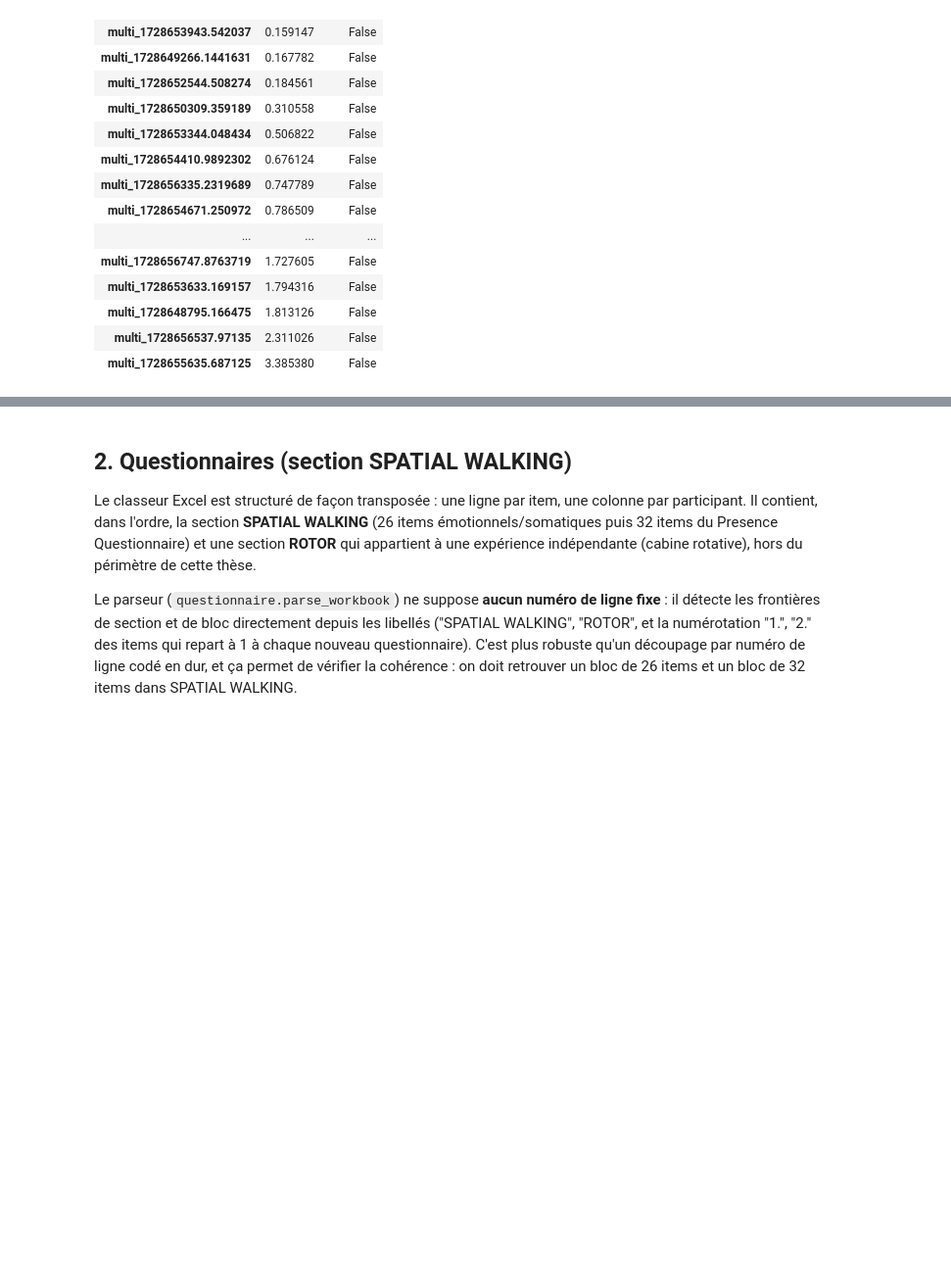
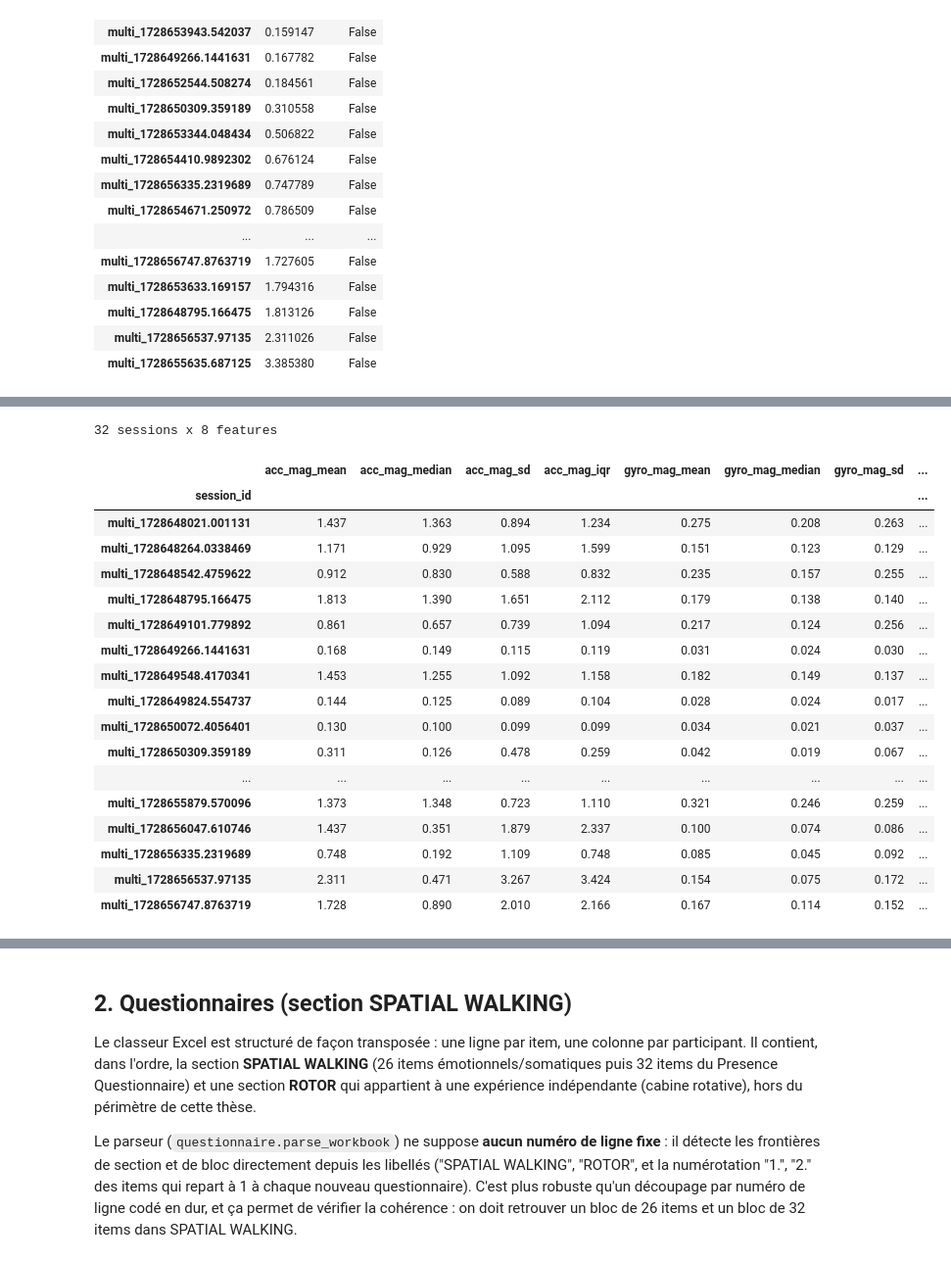
Before and after one commit to madeleinevds01/Memoire_Gustin_Vanderschelden, a Jupyter notebook: analyse_resultats.ipynb, the cells around one changed output, grey strips where cells are left out. Shown at 98% size. Saved outputs shown, nothing was run; the diff lists cells and outputs as text; code cells hidden in the pictures; blank space fills up the shorter version.

```diff
--- a/analyse_resultats.ipynb
+++ b/analyse_resultats.ipynb
@@ -220,0 +270,34 @@ Sessions aberrantes détectées : 0 / 32
+# %%
+# Features par session : moyenne/médiane/écart-type/IQR de acc_mag et
+# gyro_mag, les deux canaux qui captent la dynamique du siège (cf. 1.4).
+FEATURE_CHANNELS = ["acc_mag", "gyro_mag"]
+FEATURE_STATS = ["mean", "median", "sd", "iqr"]
+
+feature_rows = []
+for channel in FEATURE_CHANNELS:
+    chan_stats = session_stats.xs(channel, level="channel")
+    for stat in FEATURE_STATS:
+        feature_rows.append(chan_stats[stat].rename(f"{channel}_{stat}"))
+features = pd.concat(feature_rows, axis=1).dropna()
+print(f"{features.shape[0]} sessions x {features.shape[1]} features")
+features.round(3)
+# %% [output]
+32 sessions x 8 features
+|  | acc_mag_mean | acc_mag_median | acc_mag_sd | acc_mag_iqr | gyro_mag_mean | gyro_mag_median | gyro_mag_sd | ... |
+| session_id |  |  |  |  |  |  |  | ... |
+| multi_1728648021.001131 | 1.437 | 1.363 | 0.894 | 1.234 | 0.275 | 0.208 | 0.263 | ... |
+| multi_1728648264.0338469 | 1.171 | 0.929 | 1.095 | 1.599 | 0.151 | 0.123 | 0.129 | ... |
+| multi_1728648542.4759622 | 0.912 | 0.830 | 0.588 | 0.832 | 0.235 | 0.157 | 0.255 | ... |
+| multi_1728648795.166475 | 1.813 | 1.390 | 1.651 | 2.112 | 0.179 | 0.138 | 0.140 | ... |
+| multi_1728649101.779892 | 0.861 | 0.657 | 0.739 | 1.094 | 0.217 | 0.124 | 0.256 | ... |
+| multi_1728649266.1441631 | 0.168 | 0.149 | 0.115 | 0.119 | 0.031 | 0.024 | 0.030 | ... |
+| multi_1728649548.4170341 | 1.453 | 1.255 | 1.092 | 1.158 | 0.182 | 0.149 | 0.137 | ... |
+| multi_1728649824.554737 | 0.144 | 0.125 | 0.089 | 0.104 | 0.028 | 0.024 | 0.017 | ... |
+| multi_1728650072.4056401 | 0.130 | 0.100 | 0.099 | 0.099 | 0.034 | 0.021 | 0.037 | ... |
+| multi_1728650309.359189 | 0.311 | 0.126 | 0.478 | 0.259 | 0.042 | 0.019 | 0.067 | ... |
+| ... | ... | ... | ... | ... | ... | ... | ... | ... |
+| multi_1728655879.570096 | 1.373 | 1.348 | 0.723 | 1.110 | 0.321 | 0.246 | 0.259 | ... |
+| multi_1728656047.610746 | 1.437 | 0.351 | 1.879 | 2.337 | 0.100 | 0.074 | 0.086 | ... |
+| multi_1728656335.2319689 | 0.748 | 0.192 | 1.109 | 0.748 | 0.085 | 0.045 | 0.092 | ... |
+| multi_1728656537.97135 | 2.311 | 0.471 | 3.267 | 3.424 | 0.154 | 0.075 | 0.172 | ... |
+| multi_1728656747.8763719 | 1.728 | 0.890 | 2.010 | 2.166 | 0.167 | 0.114 | 0.152 | ... |
```
Also changed, not shown: parts of 6 cells of this notebook, 2 other files.
